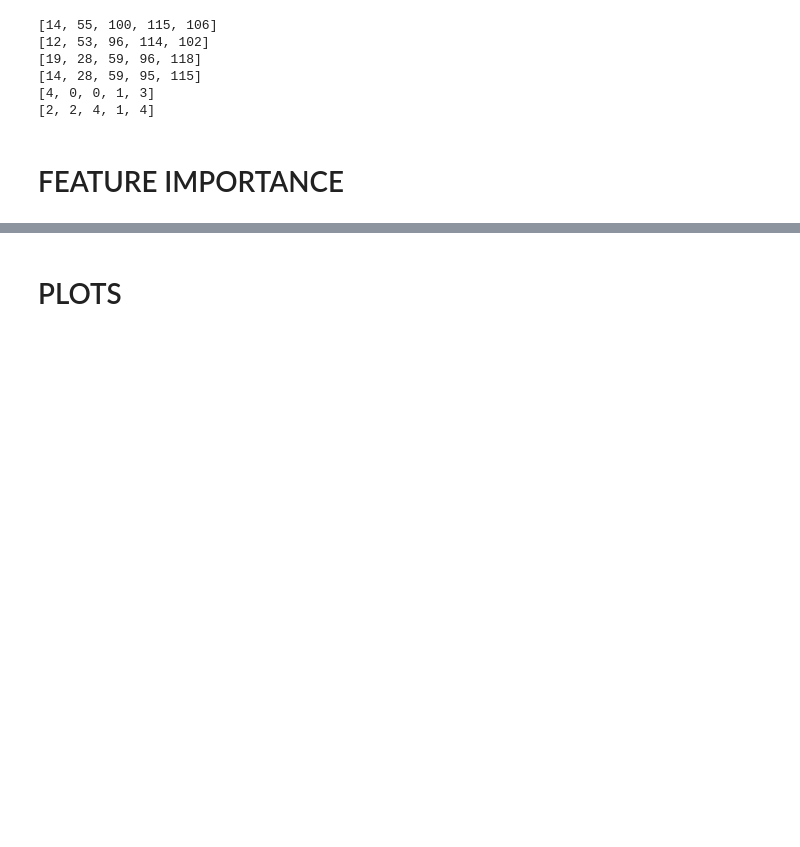
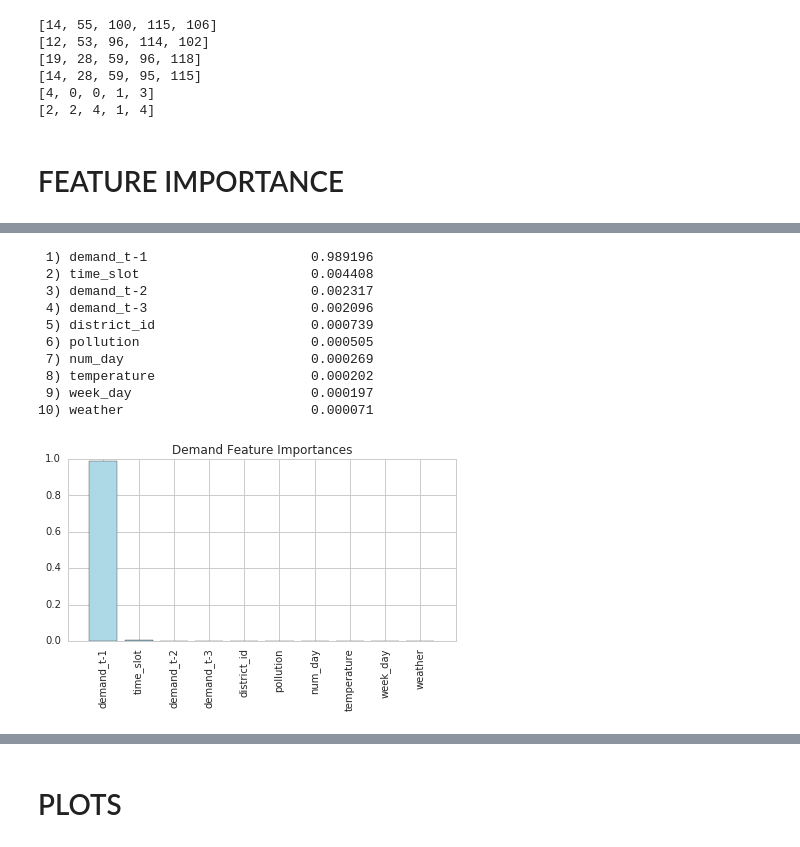
Before and after one commit to rvishakh/udacity, a Jupyter notebook: MLND/capstone/didi/capstone.ipynb, the cells around one changed output, grey strips where cells are left out. Cells and saved outputs as stored; diff of their text form; code cells hidden in the pictures; blank space fills up the shorter version.

```diff
--- a/MLND/capstone/didi/capstone.ipynb
+++ b/MLND/capstone/didi/capstone.ipynb
@@ -447,50 +456,33 @@ print [x for x in gapy_train[:5]]
 # %%
-# Assess Feature importance
-
-# Train / Test split for original training data
-# Withold 5% from train set for testing
-predictors = ['district_id', 'num_day', 'time_slot', 'week_day', 'demand']
-
-X_train, X_test, y_train, y_test = cross_validation.train_test_split(
-    train_set[predictors], train_set['gap'], test_size=0.05, random_state=0)
-
-print ("Original Training Set: {}\nTraining Set: {}\nTesting Set(witheld): {}" .format(train_set.shape, X_train.shape,X_test.shape))
-
-
-# Normalize features - both training & test (withheld & final)
-scaler = StandardScaler().fit(X_train)
-X_train_transformed = scaler.transform(X_train)
-X_test_transformed = scaler.transform(X_test)
-##VRfinal_test_transformed  = scaler.transform(test_set[predictors])
-
-print ("Transformed training, test sets (withheld & final)")
-
-# Scoring Metric - MSE
-print ("Use MSE as the score function")
-
-# Initialize the algorithm
-# Defaults to mean square error as score
-X_train1 = np.delete(X_train_transformed, [7,8], axis=1)
-
-alg = RandomForestRegressor(random_state=1, n_estimators=10000, min_samples_split=50, min_samples_leaf=1)
-clf = alg.fit(X_train1, y_train)
-
-importances = clf.feature_importances_
+# Feature importances - Demand (r)
+importances = r_clf.feature_importances_
 indices = np.argsort(importances)[::-1]
-feature_labels = ['district_id', 'num_day', 'time_slot', 'week_day', 'demand']
-for f in range(X_train1.shape[1]):
+feature_labels = r_predictors
+for f in range(r_train.shape[1]):
     print("%2d) %-*s %f" % (f + 1, 30,
                              feature_labels[indices[f]],
                              importances[indices[f]]))
 
-labels_reordered = [ feature_labels[i] for i in indices]
+labels_reordered = [feature_labels[i] for i in indices]
 
-plt.title('Feature Importances')
-plt.bar(range(X_train1.shape[1]),
+plt.title('Demand Feature Importances')
+plt.bar(range(r_train.shape[1]),
          importances[indices],
          color='lightblue',
          align='center')
-plt.xticks(range(X_train1.shape[1]), labels_reordered, rotation=90)
-plt.xlim([-1, X_train1.shape[1]])
+plt.xticks(range(r_train.shape[1]), labels_reordered, rotation=90)
+plt.xlim([-1, r_train.shape[1]])
 plt.tight_layout()
 plt.show()
+# %% [output]
+ 1) demand_t-1                     0.989196
+ 2) time_slot                      0.004408
+ 3) demand_t-2                     0.002317
+ 4) demand_t-3                     0.002096
+ 5) district_id                    0.000739
+ 6) pollution                      0.000505
+ 7) num_day                        0.000269
+ 8) temperature                    0.000202
+ 9) week_day                       0.000197
+10) weather                        0.000071
+[figure, added]
```
Also changed, not shown: parts of 24 cells of this notebook.
